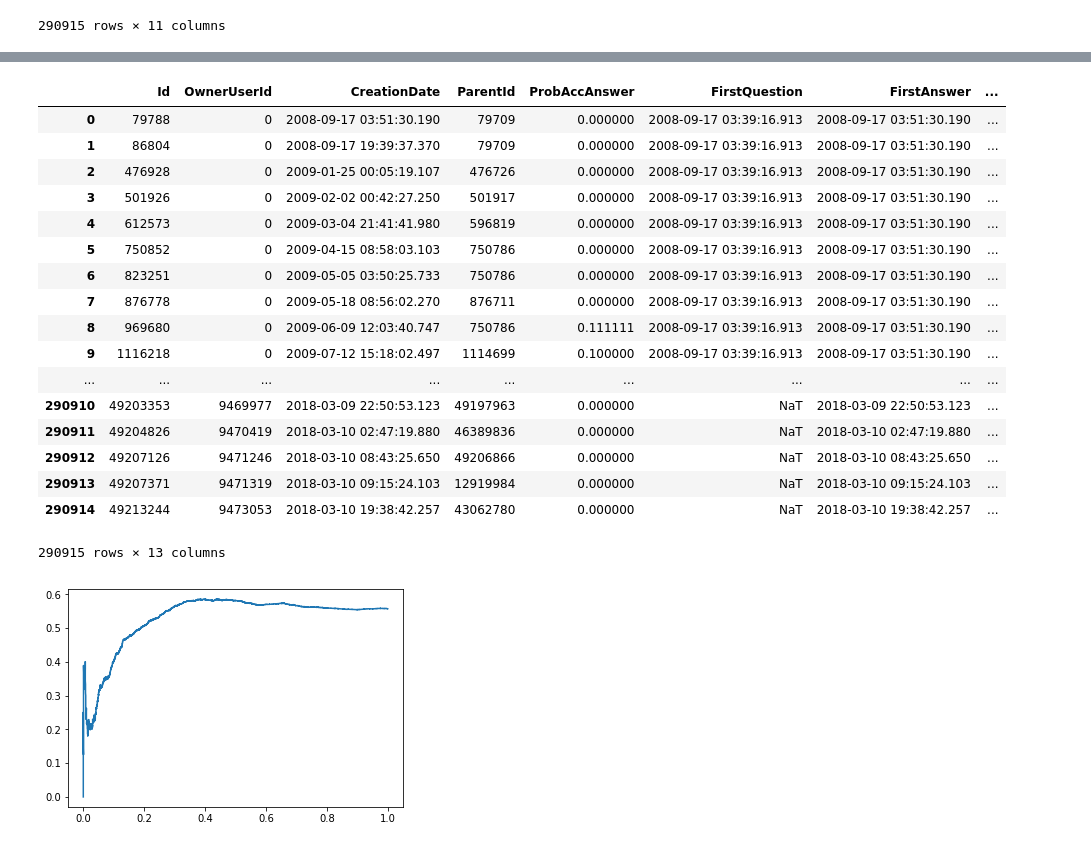
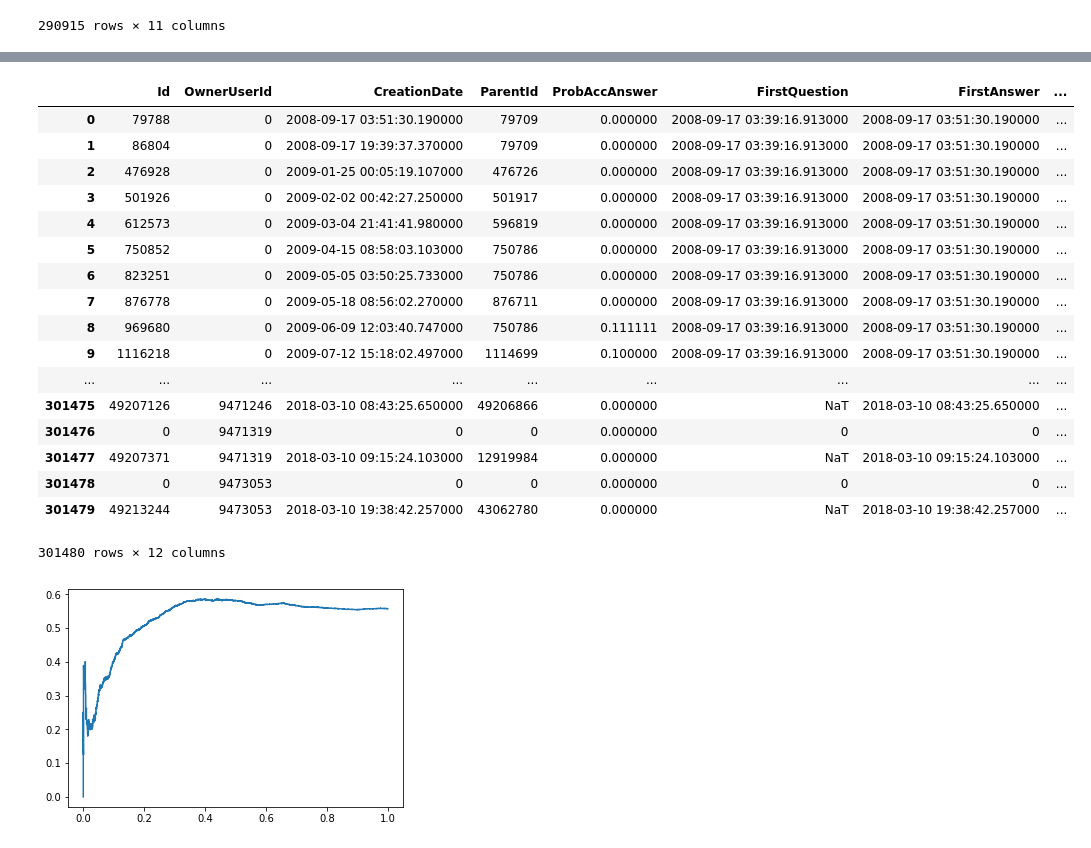
Before and after one commit to live-wire/overflow, a Jupyter notebook: Barbara_metrics.ipynb, the cells around one changed output, grey strips where cells are left out. Saved outputs shown, nothing was run; the diff lists cells and outputs as text; code cells hidden in the pictures.

```diff
--- a/Barbara_metrics.ipynb
+++ b/Barbara_metrics.ipynb
@@ -135,24 +136,3 @@ summaryTableProbAccAnswer["DifferenceDenominator"]=(summaryTableProbAccAnswer["P
 summaryTableProbAccAnswer.DifferenceNumerator=summaryTableProbAccAnswer.DifferenceNumerator.dt.days
 summaryTableProbAccAnswer.DifferenceDenominator=summaryTableProbAccAnswer.DifferenceDenominator.dt.days
 summaryTableProbAccAnswer["NormTime"]=summaryTableProbAccAnswer["DifferenceNumerator"]/summaryTableProbAccAnswer["DifferenceDenominator"]
-# %%
-summaryTableProbAccAnswer
-# %% [output]
-|  | Id | OwnerUserId | CreationDate | ParentId | ProbAccAnswer | FirstQuestion | FirstAnswer | ... |
-| 0 | 79788 | 0 | 2008-09-17 03:51:30.190 | 79709 | 0.000000 | 2008-09-17 03:39:16.913 | 2008-09-17 03:51:30.190 | ... |
-| 1 | 86804 | 0 | 2008-09-17 19:39:37.370 | 79709 | 0.000000 | 2008-09-17 03:39:16.913 | 2008-09-17 03:51:30.190 | ... |
-| 2 | 476928 | 0 | 2009-01-25 00:05:19.107 | 476726 | 0.000000 | 2008-09-17 03:39:16.913 | 2008-09-17 03:51:30.190 | ... |
-| 3 | 501926 | 0 | 2009-02-02 00:42:27.250 | 501917 | 0.000000 | 2008-09-17 03:39:16.913 | 2008-09-17 03:51:30.190 | ... |
-| 4 | 612573 | 0 | 2009-03-04 21:41:41.980 | 596819 | 0.000000 | 2008-09-17 03:39:16.913 | 2008-09-17 03:51:30.190 | ... |
-| 5 | 750852 | 0 | 2009-04-15 08:58:03.103 | 750786 | 0.000000 | 2008-09-17 03:39:16.913 | 2008-09-17 03:51:30.190 | ... |
-| 6 | 823251 | 0 | 2009-05-05 03:50:25.733 | 750786 | 0.000000 | 2008-09-17 03:39:16.913 | 2008-09-17 03:51:30.190 | ... |
-| 7 | 876778 | 0 | 2009-05-18 08:56:02.270 | 876711 | 0.000000 | 2008-09-17 03:39:16.913 | 2008-09-17 03:51:30.190 | ... |
-| 8 | 969680 | 0 | 2009-06-09 12:03:40.747 | 750786 | 0.111111 | 2008-09-17 03:39:16.913 | 2008-09-17 03:51:30.190 | ... |
-| 9 | 1116218 | 0 | 2009-07-12 15:18:02.497 | 1114699 | 0.100000 | 2008-09-17 03:39:16.913 | 2008-09-17 03:51:30.190 | ... |
-| ... | ... | ... | ... | ... | ... | ... | ... | ... |
-| 290910 | 49203353 | 9469977 | 2018-03-09 22:50:53.123 | 49197963 | 0.000000 | NaT | 2018-03-09 22:50:53.123 | ... |
-| 290911 | 49204826 | 9470419 | 2018-03-10 02:47:19.880 | 46389836 | 0.000000 | NaT | 2018-03-10 02:47:19.880 | ... |
-| 290912 | 49207126 | 9471246 | 2018-03-10 08:43:25.650 | 49206866 | 0.000000 | NaT | 2018-03-10 08:43:25.650 | ... |
-| 290913 | 49207371 | 9471319 | 2018-03-10 09:15:24.103 | 12919984 | 0.000000 | NaT | 2018-03-10 09:15:24.103 | ... |
-| 290914 | 49213244 | 9473053 | 2018-03-10 19:38:42.257 | 43062780 | 0.000000 | NaT | 2018-03-10 19:38:42.257 | ... |
-290915 rows × 13 columns
@@ -159 +146,32 @@ summaryTableProbAccAnswer
+# %%
+#Add 0 to time 0 and prolong score to 1
+usersWhoHaveZero=list(set(summaryTableProbAccAnswer[" OwnerUserId"][summaryTableProbAccAnswer["NormTime"]==0].tolist())) # around 3000
+usersArtificialZero = list(set(summaryTableProbAccAnswer[" OwnerUserId"][~summaryTableProbAccAnswer[" OwnerUserId"].isin(usersWhoHaveZero)].tolist()))
+tempdfArtificialZero = pd.DataFrame(0, index=np.arange(len(usersArtificialZero)), columns=list(summaryTableProbAccAnswer.columns.values))
+tempdfArtificialZero[" OwnerUserId"]=usersArtificialZero
+tempdfArtificialZero[" OwnerUserId"]=tempdfArtificialZero[" OwnerUserId"].astype(np.int64)
+summaryTableProbAccAnswer = summaryTableProbAccAnswer.append(tempdfArtificialZero, ignore_index=True)
+
+#reorder again
+summaryTableProbAccAnswer=summaryTableProbAccAnswer.sort_values([' OwnerUserId','NormTime']) #order by user
+summaryTableProbAccAnswer
+# %% [output]
+|  | Id | OwnerUserId | CreationDate | ParentId | ProbAccAnswer | FirstQuestion | FirstAnswer | ... |
+| 0 | 79788 | 0 | 2008-09-17 03:51:30.190000 | 79709 | 0.000000 | 2008-09-17 03:39:16.913000 | 2008-09-17 03:51:30.190000 | ... |
+| 1 | 86804 | 0 | 2008-09-17 19:39:37.370000 | 79709 | 0.000000 | 2008-09-17 03:39:16.913000 | 2008-09-17 03:51:30.190000 | ... |
+| 2 | 476928 | 0 | 2009-01-25 00:05:19.107000 | 476726 | 0.000000 | 2008-09-17 03:39:16.913000 | 2008-09-17 03:51:30.190000 | ... |
+| 3 | 501926 | 0 | 2009-02-02 00:42:27.250000 | 501917 | 0.000000 | 2008-09-17 03:39:16.913000 | 2008-09-17 03:51:30.190000 | ... |
+| 4 | 612573 | 0 | 2009-03-04 21:41:41.980000 | 596819 | 0.000000 | 2008-09-17 03:39:16.913000 | 2008-09-17 03:51:30.190000 | ... |
+| 5 | 750852 | 0 | 2009-04-15 08:58:03.103000 | 750786 | 0.000000 | 2008-09-17 03:39:16.913000 | 2008-09-17 03:51:30.190000 | ... |
+| 6 | 823251 | 0 | 2009-05-05 03:50:25.733000 | 750786 | 0.000000 | 2008-09-17 03:39:16.913000 | 2008-09-17 03:51:30.190000 | ... |
+| 7 | 876778 | 0 | 2009-05-18 08:56:02.270000 | 876711 | 0.000000 | 2008-09-17 03:39:16.913000 | 2008-09-17 03:51:30.190000 | ... |
+| 8 | 969680 | 0 | 2009-06-09 12:03:40.747000 | 750786 | 0.111111 | 2008-09-17 03:39:16.913000 | 2008-09-17 03:51:30.190000 | ... |
+| 9 | 1116218 | 0 | 2009-07-12 15:18:02.497000 | 1114699 | 0.100000 | 2008-09-17 03:39:16.913000 | 2008-09-17 03:51:30.190000 | ... |
+| ... | ... | ... | ... | ... | ... | ... | ... | ... |
+| 301475 | 49207126 | 9471246 | 2018-03-10 08:43:25.650000 | 49206866 | 0.000000 | NaT | 2018-03-10 08:43:25.650000 | ... |
+| 301476 | 0 | 9471319 | 0 | 0 | 0.000000 | 0 | 0 | ... |
+| 301477 | 49207371 | 9471319 | 2018-03-10 09:15:24.103000 | 12919984 | 0.000000 | NaT | 2018-03-10 09:15:24.103000 | ... |
+| 301478 | 0 | 9473053 | 0 | 0 | 0.000000 | 0 | 0 | ... |
+| 301479 | 49213244 | 9473053 | 2018-03-10 19:38:42.257000 | 43062780 | 0.000000 | NaT | 2018-03-10 19:38:42.257000 | ... |
+301480 rows × 12 columns
 # %%
```
Also changed, not shown: parts of 6 cells of this notebook.
